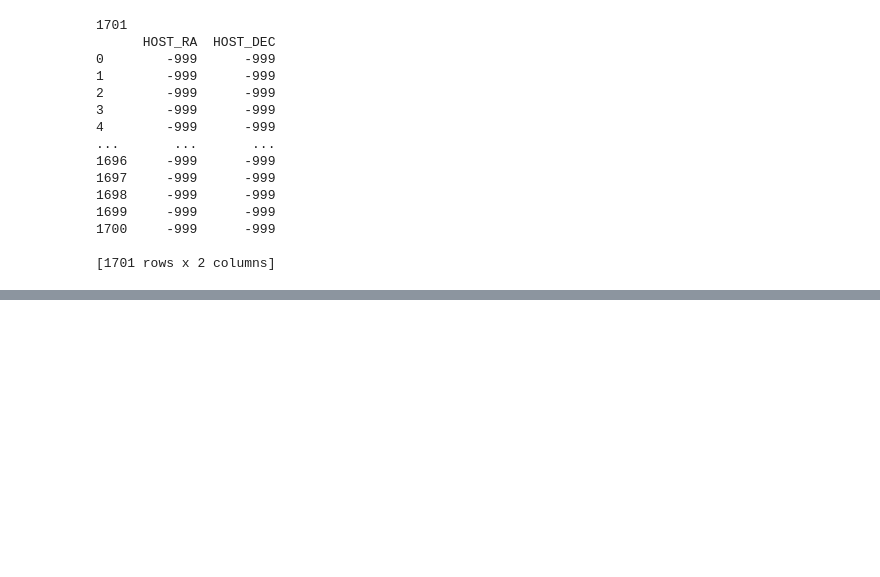
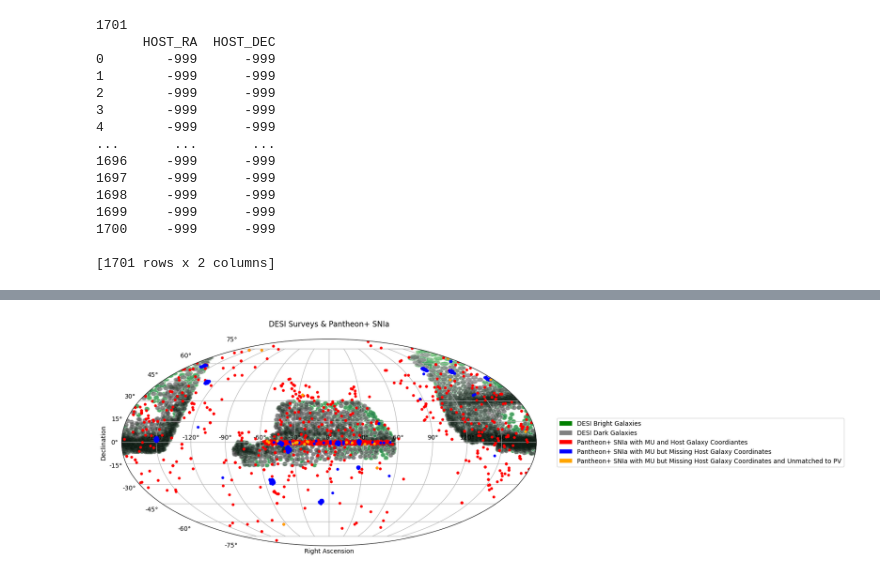
Before and after one commit to chernya4/first_paper, a Jupyter notebook: Pantheon_plus_DESI_explore.ipynb, the cells around one changed output, grey strips where cells are left out. Drawn from its saved outputs; the diff is of its cells as text; code cells hidden in the pictures; blank space fills up the shorter version.

```diff
--- a/Pantheon_plus_DESI_explore.ipynb
+++ b/Pantheon_plus_DESI_explore.ipynb
@@ -177,0 +383,86 @@ print(df[['HOST_RA', 'HOST_DEC']])
+# %%
+def prepare_coords(ra_deg, dec_deg):
+    """Convert RA/DEC from degrees to Mollweide-friendly radians."""
+    ra = np.deg2rad(ra_deg)
+    dec = np.deg2rad(dec_deg)
+    ra = np.remainder(ra + 2*np.pi, 2*np.pi)
+    ra[ra > np.pi] -= 2*np.pi
+    return -ra, dec
+
+# === Load DESI Bright ===
+bright = Table.read("DES5YR_DESI_match_data/desi_galaxy_metadata.fits")
+ra_bright, dec_bright = prepare_coords(bright['RA'], bright['DEC'])
+
+# === Load DESI Dark ===
+dark = Table.read("DES5YR_DESI_match_data/desi_galaxy_metadata_dark.fits")
+ra_dark, dec_dark = prepare_coords(dark['RA'], dark['DEC'])
+
+# === Load Pantheon+ SNIa w/t MU and Host Galaxy Coordinates Inlcuded and PV.csv Match ===
+# Note: we will be using Host Galaxy Coordiantes Here
+snia_df = pd.read_csv("Pantheon_plus_DESI_match_data/Pantheon+SHOES_matched_with_PV_has_host_coords.csv")
+ra_hosts, dec_hosts = prepare_coords(snia_df['RA_host'], snia_df['Dec_host'])
+
+# # === Load Pantheon+ SNIa w/t MU but No Host Galaxy Coordinates but PV.csv Match ===
+# # Note: we will be using Actual SNIa Coordiantes
+snia_df_2 = pd.read_csv("Pantheon_plus_DESI_match_data/Pantheon+SHOES_matched_with_PV_no_host_coords.csv")
+ra_pv_nohost, dec_pv_nohost = prepare_coords(snia_df_2['RA_x'], snia_df_2['DEC'])
+
+# # === Load Pantheon+ SNIa w/t MU but No Host Galaxy Coordinates and NO PV.csv Match ===
+# # Note: we will be using Actual SNIa Coordiantes
+snia_df_3 = pd.read_csv("Pantheon_plus_DESI_match_data/Pantheon+SH0ES_unmatched_to_PVs.csv")
+ra_nopv, dec_nopv = prepare_coords(snia_df_3['RA_x'], snia_df_3['DEC'])
+
+
+# === Plot ===
+plt.figure(figsize=(13, 6))
+ax = plt.subplot(111, projection='mollweide')
+
+# Flatten arrays for hexbin
+x_bright, y_bright = ra_bright.flatten(), dec_bright.flatten()
+x_dark, y_dark = ra_dark.flatten(), dec_dark.flatten()
+
+# Hexbin with LogNorm for density contrast
+
+# DESI Bright (density)
+hb1 = ax.hexbin(x_bright, y_bright, gridsize=500, cmap='Greens',
+                mincnt=1, linewidths=0, norm=LogNorm())
+
+# DESI Dark (density)
+hb2 = ax.hexbin(x_dark, y_dark, gridsize=500, cmap='Greys',
+                mincnt=1, linewidths=0, norm=LogNorm())
+
+
+ax.plot(ra_pv_hosts, dec_pv_hosts, 'r.', markersize=7, alpha=1)
+print("Has host galaxy info " + str(len(ra_hosts)))
+
+
+ax.plot(ra_pv_nohost, dec_pv_nohost, '.', color='blue', markersize=7, alpha=1)
+print("Has no host galaxy info but matched to pv " + str(len(ra_pv_nohost)))
+
+ax.plot(ra_nopv, dec_nopv, '.', color='orange', markersize=7, alpha=1)
+print("Has no host galaxy info and no pv matches " + str(len(ra_nopv)))
+
+
+# Legend using dummy patches
+legend_elements = [
+    Patch(facecolor='green', label='DESI Bright Galaxies', alpha=1),
+    Patch(facecolor='gray', label='DESI Dark Galaxies', alpha=1),
+    Patch(facecolor='red', label='Pantheon+ SNIa with MU and Host Galaxy Coordiantes', alpha=1),
+    Patch(facecolor='blue', label='Pantheon+ SNIa with MU but Missing Host Galaxy Coordinates', alpha=1),
+    Patch(facecolor='orange', label='Pantheon+ SNIa with MU but Missing Host Galaxy Coordinates and Unmatched to PV', alpha=1)
+]
+# External legend
+ax.legend(
+    handles=legend_elements,
+    loc='center left',
+    bbox_to_anchor=(1.05, 0.5),
+    borderaxespad=0.,
+    frameon=True
+)
+# Plot settings
+ax.set_title('DESI Surveys & Pantheon+ SNIa', pad=20)
+ax.set_xlabel('Right Ascension')
+ax.set_ylabel('Declination')
+ax.grid(True)
+plt.show()
+# %% [output]
@@ -177,0 +472 @@ print(df[['HOST_RA', 'HOST_DEC']])
+[figure, added]
```
Also changed, not shown: parts of 17 cells of this notebook, 2 other files.
